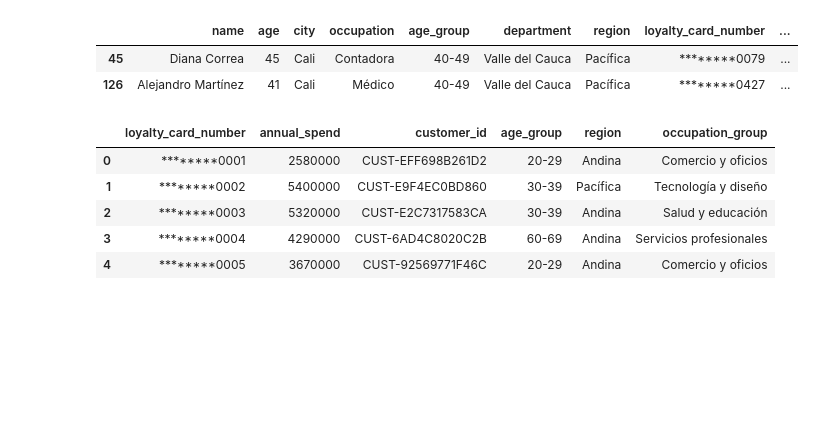
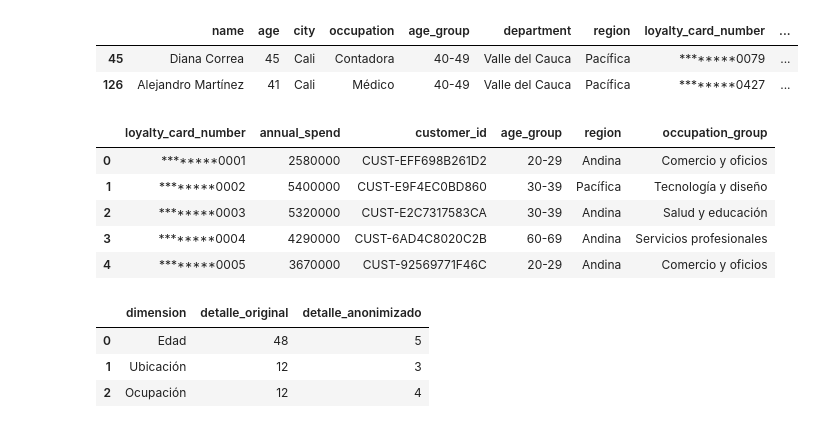
Before and after one commit to 2026-2-descriptiva/std-david-julian-taimal-poso, a Jupyter notebook: PRE_05_anonimizacion/notebooks/notebook.ipynb, the cells around one changed output. Drawn from its saved outputs; the diff is of its cells as text; code cells hidden in the pictures; blank space fills up the shorter version.

```diff
--- a/PRE_05_anonimizacion/notebooks/notebook.ipynb
+++ b/PRE_05_anonimizacion/notebooks/notebook.ipynb
@@ -350,3 +350,28 @@ anonymized.head()
 # Paso 8: se almacena el archivo
 
 anonymized.to_csv("../submission/anonymized.csv", index=False)
+# %%
+# Paso 9: evaluación de la utilidad analítica conservada
+
+utility_comparison = pd.DataFrame(
+    {
+        "dimension": ["Edad", "Ubicación", "Ocupación"],
+        "detalle_original": [
+            raw["age"].nunique(),
+            raw["city"].nunique(),
+            raw["occupation"].nunique(),
+        ],
+        "detalle_anonimizado": [
+            anonymized["age_group"].nunique(),
+            anonymized["region"].nunique(),
+            anonymized["occupation_group"].nunique(),
+        ],
+    }
+)
+
+utility_comparison
+# %% [output]
+|  | dimension | detalle_original | detalle_anonimizado |
+| 0 | Edad | 48 | 5 |
+| 1 | Ubicación | 12 | 3 |
+| 2 | Ocupación | 12 | 4 |
```
